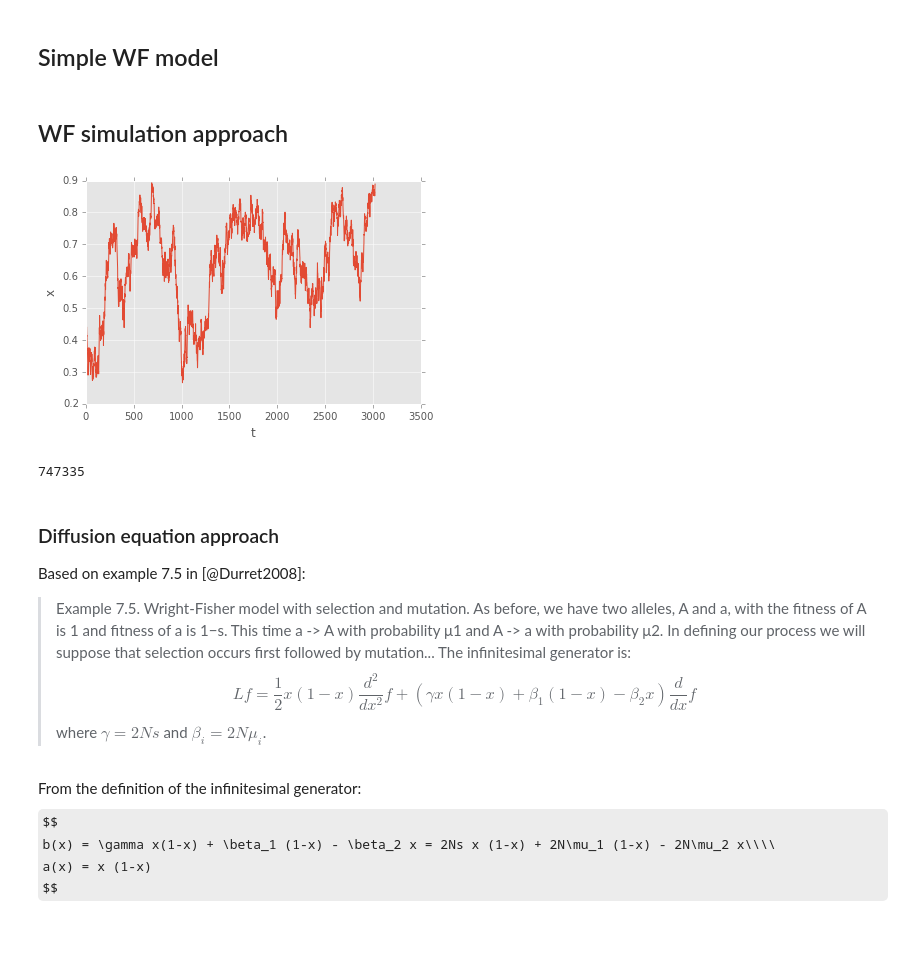
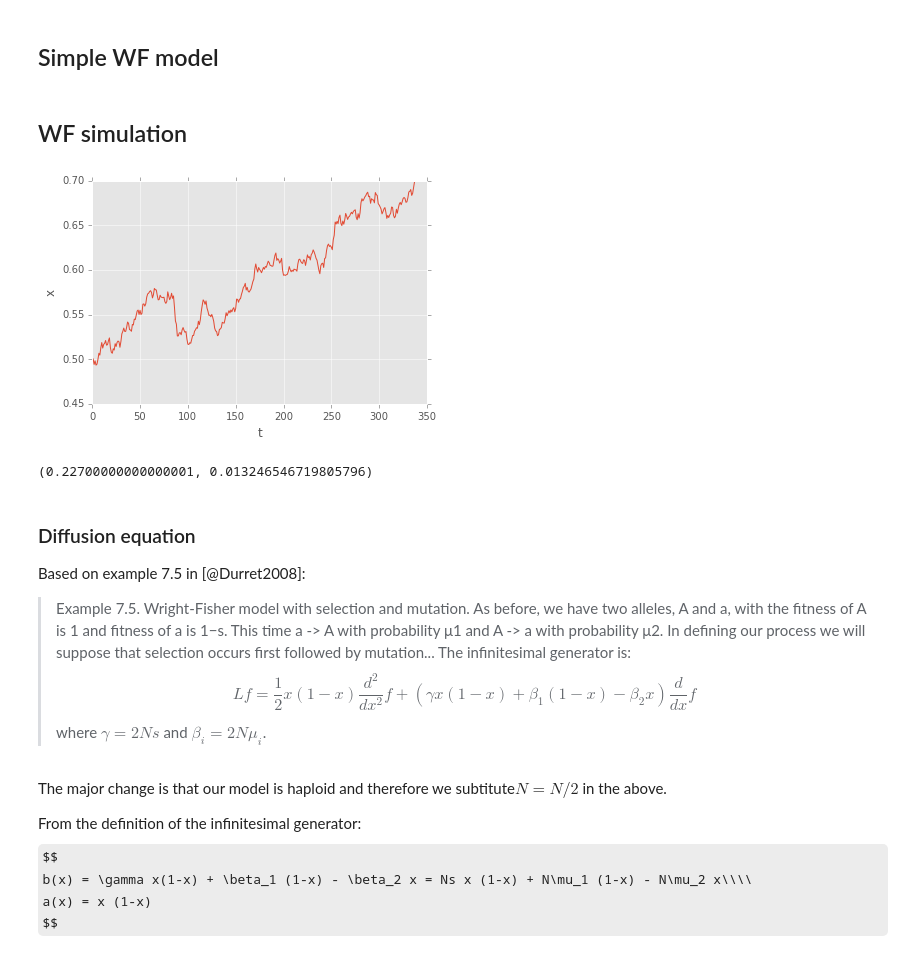
Before and after one commit to yoavram/ipython-notebooks, a Jupyter notebook: Diffusion equation for simple WF model.ipynb, the cells around one changed output. Drawn from its saved outputs; the diff is of its cells as text; code cells hidden in the pictures; some formulas as TeX source.

Commit message:
corrected for haploid pop size, nice plot

```diff
--- a/Diffusion equation for simple WF model.ipynb
+++ b/Diffusion equation for simple WF model.ipynb
@@ -1,7 +1,7 @@
 # %% [markdown]
 ## Simple WF model
 # %% [markdown]
-## WF simulation approach
+## WF simulation
 # %%
 def step(x,s,u1,u2,N):
     x = x * (1 - u2) + (1 - x) * (1-s) * u1
@@ -12,32 +12,33 @@ def step(x,s,u1,u2,N):
     return x
 # %%
 s = 0.01
-N = 1000
+N = 10000
 u1 = 0.0003
 u2 = 10*u1
 x = 0.5
 _ = []
-while (s == 0 and x >0.1) or (s > 0 and x < 0.9):
+while (s == 0 and x > 0.1) or (s > 0 and x < 1 - u2/s):
     _.append(x)
     x = step(x,s,u1,u2,N)
 plot(_)
 xlabel('t')
 ylabel('x');
 # %% [output]
-[figure, old version]
+[figure, new version]
-# %%
-def sample_fixation_time(s,u1,u2,N):
-    x = 0.5
-    t = 0
-    while x > 0.01:
-        t += 1
-        x = step(x,s,u1,u2,N)
-    return t
-sample_fixation_time(s,u1,u2,N)
-# %% [output]
-747335
+# %%
+def sample_hitting_prob(x,y,z):
+    assert 0<y<x<z<1
+    while y<x<z:
+        x = step(x,s,u1,u2,N)
+    return x<=y
+def estimate_hitting_prob(x,y,z,replicates=1000):
+    samples = [sample_hitting_prob(x,y,z) for _ in range(replicates)]
+    return mean(samples),std(samples)/sqrt(replicates)
+estimate_hitting_prob(0.5,0.49,0.51)
+# %% [output]
+(0.22700000000000001, 0.013246546719805796)
 # %% [markdown]
-### Diffusion equation approach
+### Diffusion equation
 
 Based on example 7.5 in [@Durret2008]:
 
@@ -51,9 +52,11 @@ Lf = \frac{1}{2} x(1-x)\frac{d^2}{dx^2}f+(\gamma x(1-x)+\beta_1 (1-x)-\beta_2 x)
 $$
 where $\gamma = 2Ns$ and $\beta_i = 2N\mu_i$.
 # %% [markdown]
+The major change is that our model is haploid and therefore we subtitute$N=N/2$ in the above.
+
 From the definition of the infinitesimal generator:
 $$
-b(x) = \gamma x(1-x) + \beta_1 (1-x) - \beta_2 x = 2Ns x (1-x) + 2N\mu_1 (1-x) - 2N\mu_2 x\\\\
+b(x) = \gamma x(1-x) + \beta_1 (1-x) - \beta_2 x = Ns x (1-x) + N\mu_1 (1-x) - N\mu_2 x\\\\
 a(x) = x (1-x)
 $$
 # %%
```
Also changed, not shown: parts of 18 cells of this notebook.
